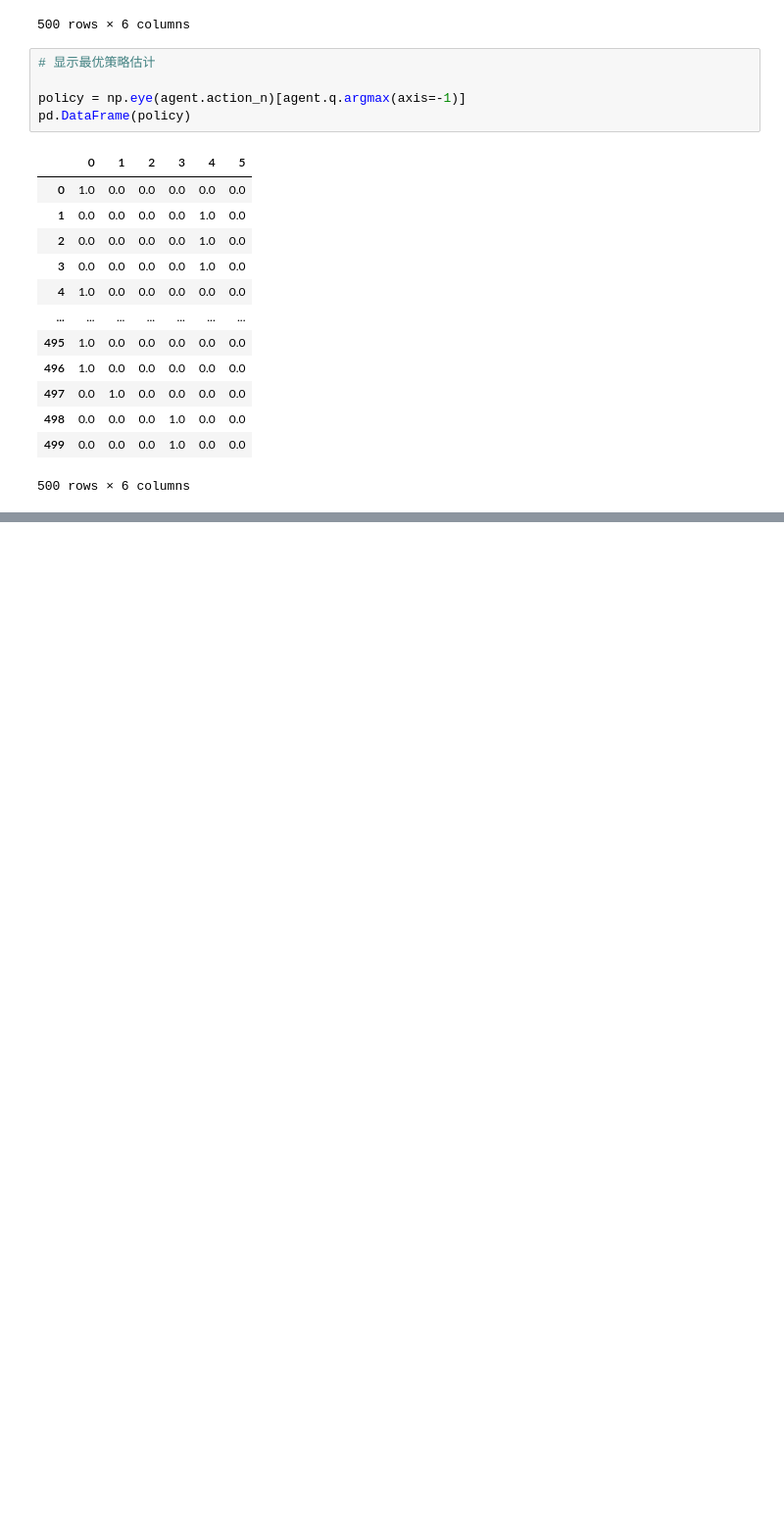
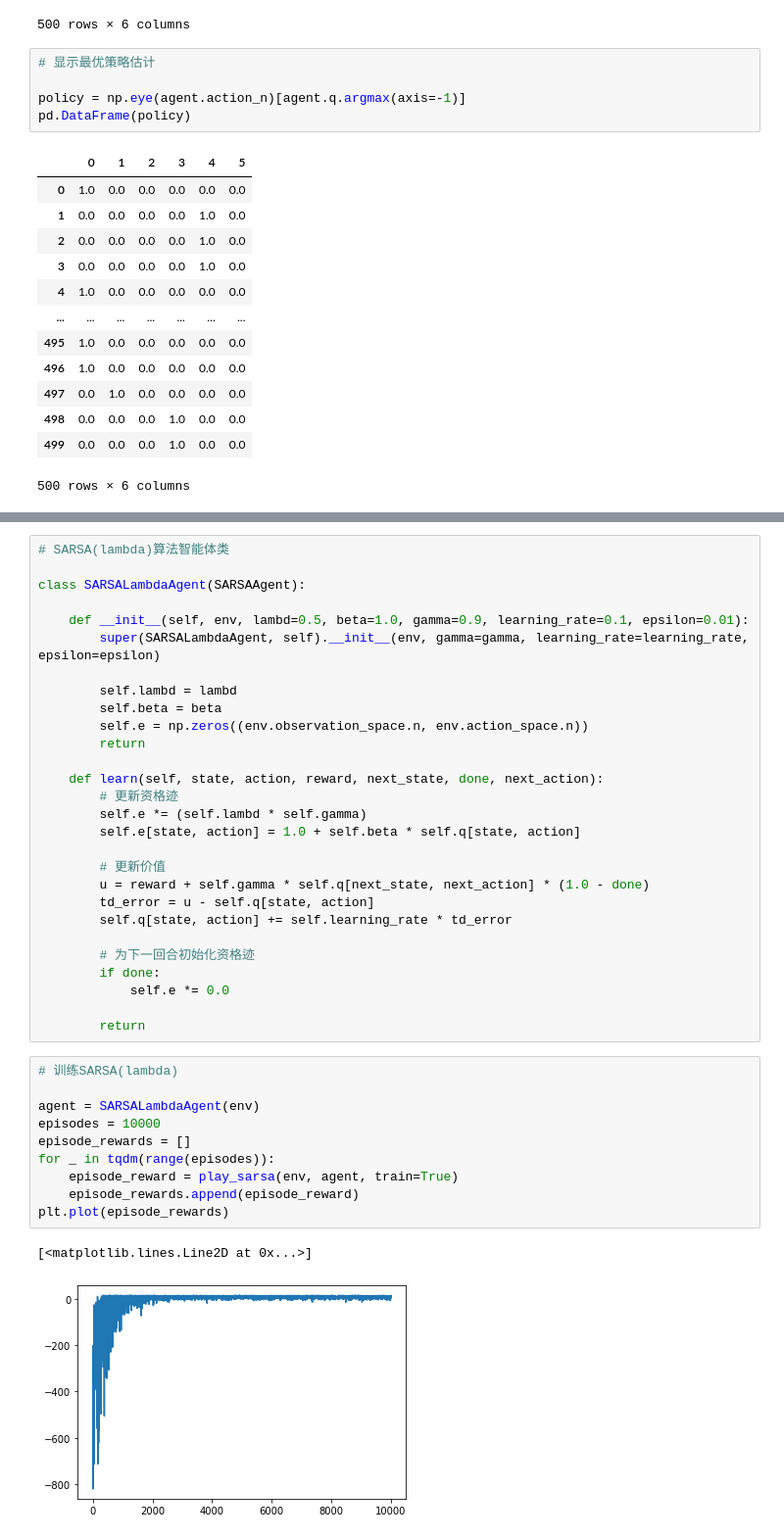
Before and after one commit to quqixun/RL-Python-Pytorch, a Jupyter notebook: Chapter5-时序差分价值迭代/5.4-案例：出租车调度.ipynb, the cells around one changed output, grey strips where cells are left out. Shown at 98% size. Saved outputs shown, nothing was run; the diff lists cells and outputs as text; blank space fills up the shorter version.

```diff
--- a/Chapter5-时序差分价值迭代/5.4-案例：出租车调度.ipynb
+++ b/Chapter5-时序差分价值迭代/5.4-案例：出租车调度.ipynb
@@ -253,0 +425,41 @@ pd.DataFrame(policy)
+# %%
+# SARSA(lambda)算法智能体类
+
+class SARSALambdaAgent(SARSAAgent):
+
+    def __init__(self, env, lambd=0.5, beta=1.0, gamma=0.9, learning_rate=0.1, epsilon=0.01):
+        super(SARSALambdaAgent, self).__init__(env, gamma=gamma, learning_rate=learning_rate, epsilon=epsilon)
+
+        self.lambd = lambd
+        self.beta = beta
+        self.e = np.zeros((env.observation_space.n, env.action_space.n))
+        return
+
+    def learn(self, state, action, reward, next_state, done, next_action):
+        # 更新资格迹
+        self.e *= (self.lambd * self.gamma)
+        self.e[state, action] = 1.0 + self.beta * self.q[state, action]
+
+        # 更新价值
+        u = reward + self.gamma * self.q[next_state, next_action] * (1.0 - done)
+        td_error = u - self.q[state, action]
+        self.q[state, action] += self.learning_rate * td_error
+
+        # 为下一回合初始化资格迹
+        if done:
+            self.e *= 0.0
+
+        return
+# %%
+# 训练SARSA(lambda)
+
+agent = SARSALambdaAgent(env)
+episodes = 10000
+episode_rewards = []
+for _ in tqdm(range(episodes)):
+    episode_reward = play_sarsa(env, agent, train=True)
+    episode_rewards.append(episode_reward)
+plt.plot(episode_rewards)
+# %% [output]
+[<matplotlib.lines.Line2D at 0x...>]
+[figure, added]
```
Also changed, not shown: parts of 13 cells of this notebook.
